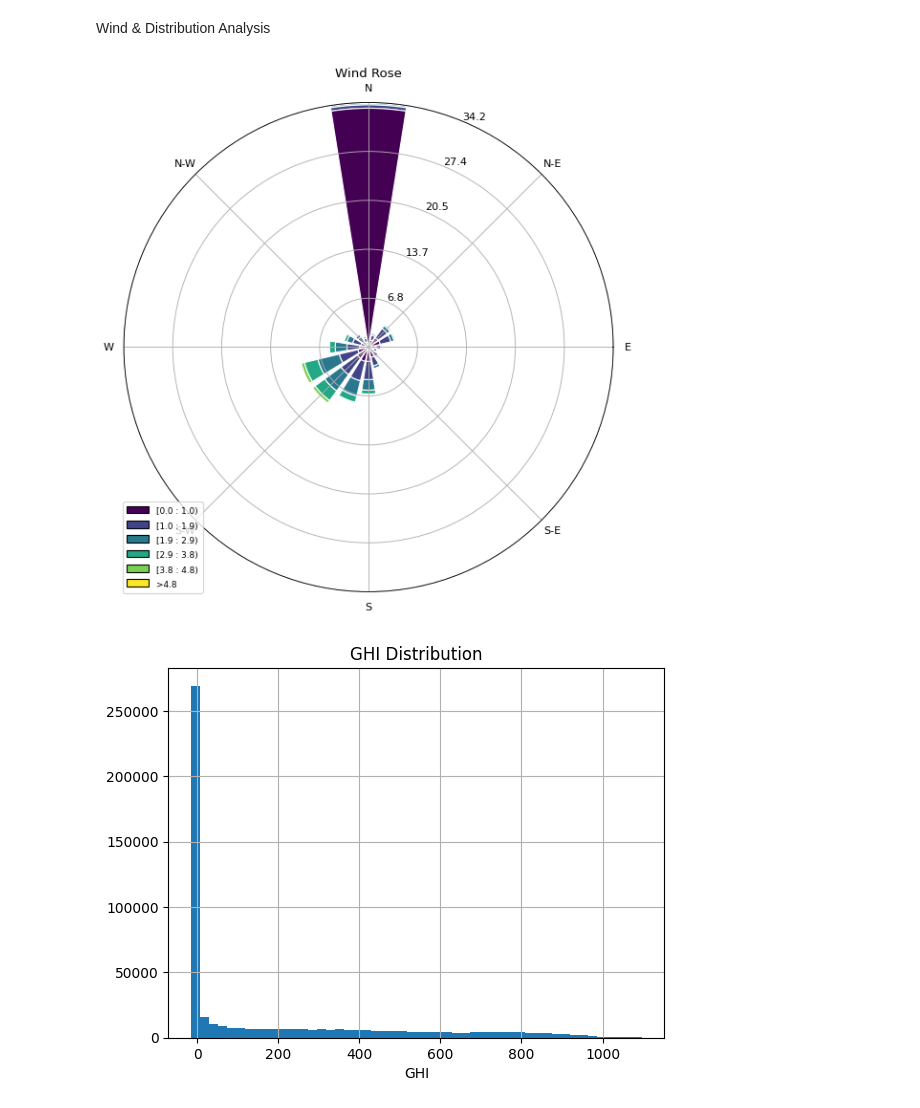
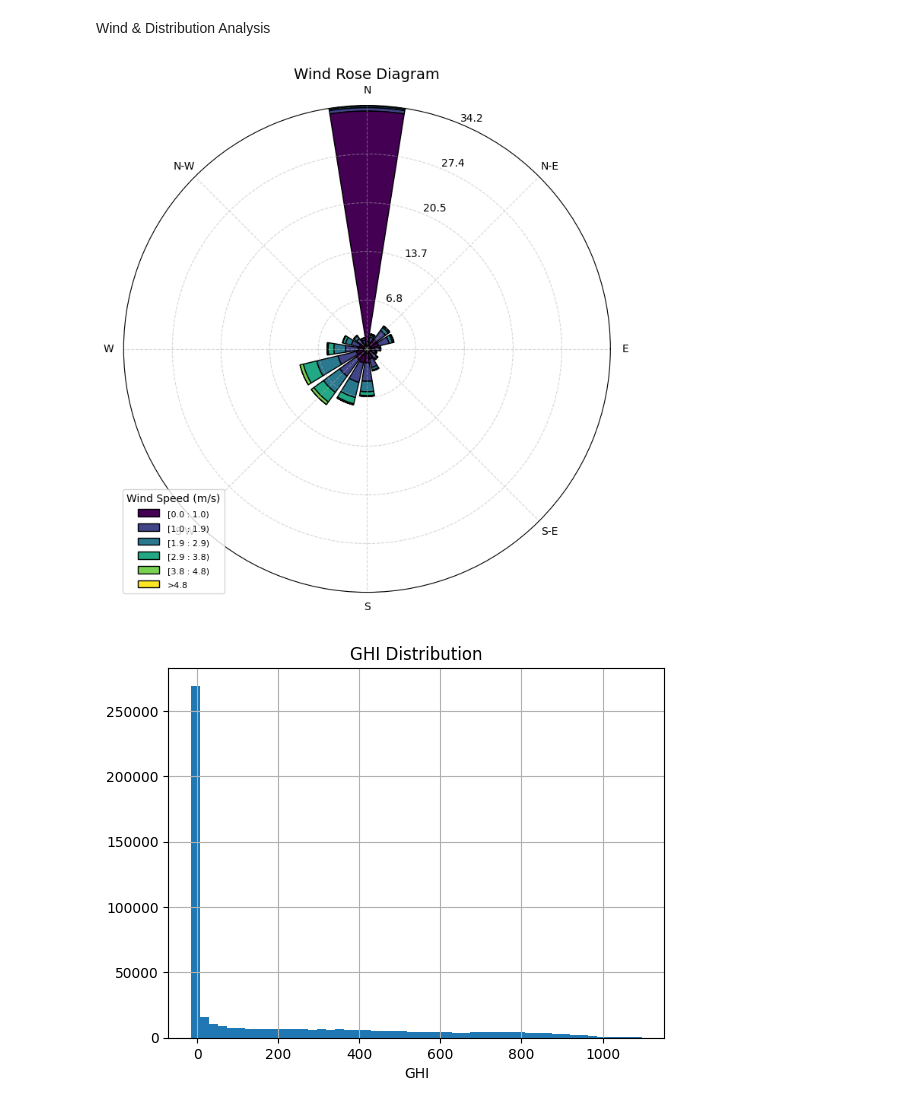
Before and after one commit to girmachew82/solar-challenge-week1, a Jupyter notebook: notebooks/sierraleone_eda.ipynb, the cells around one changed output. Saved outputs shown, nothing was run; the diff lists cells and outputs as text; code cells hidden in the pictures.

Commit message:
Data profiling, cleaning and EDA

```diff
--- a/notebooks/sierraleone_eda.ipynb
+++ b/notebooks/sierraleone_eda.ipynb
@@ -170,15 +170,41 @@ plt.show()
 # %% [markdown]
 Wind & Distribution Analysis
 # %%
+import matplotlib.pyplot as plt
 from windrose import WindroseAxes
+import matplotlib.cm as cm
 
-ax = WindroseAxes.from_ax()
-ax.bar(df_clean['WD'], df_clean['WS'], normed=True, opening=0.8, edgecolor='white')
-ax.set_legend()
-plt.title("Wind Rose")
+# Create figure and windrose axes
+fig = plt.figure(figsize=(8, 8))
+ax = WindroseAxes.from_ax(fig=fig)
+
+# Plot wind rose using bar style with improved colormap
+ax.bar(
+    df_clean['WD'],                # Wind direction (in degrees)
+    df_clean['WS'],                # Wind speed (in m/s)
+    normed=True,
+    opening=0.8,
+    edgecolor='black',            # Better contrast
+    cmap=cm.viridis               # Modern, perceptually uniform colormap
+)
+
+# Add and customize legend
+ax.set_legend(
+    title='Wind Speed (m/s)',
+    loc='lower left',
+    frameon=True,
+    fontsize=10
+)
+
+# Add grid and title
+ax.grid(True, linestyle='--', alpha=0.5)
+ax.set_title("Wind Rose Diagram", fontsize=14)
+
+# Show the plot
+plt.tight_layout()
 plt.show()
 # %% [output]
-[figure, old version]
+[figure, new version]
 # %%
 # Histogram
 df_clean['GHI'].hist(bins=50)
```
